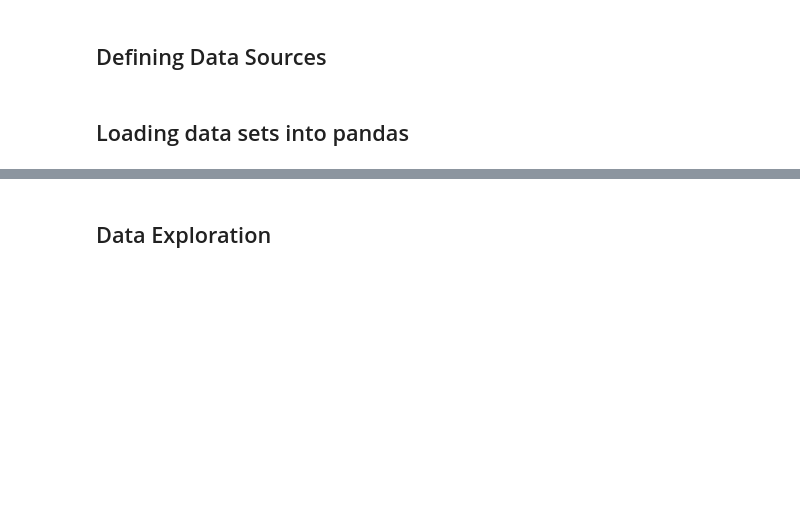
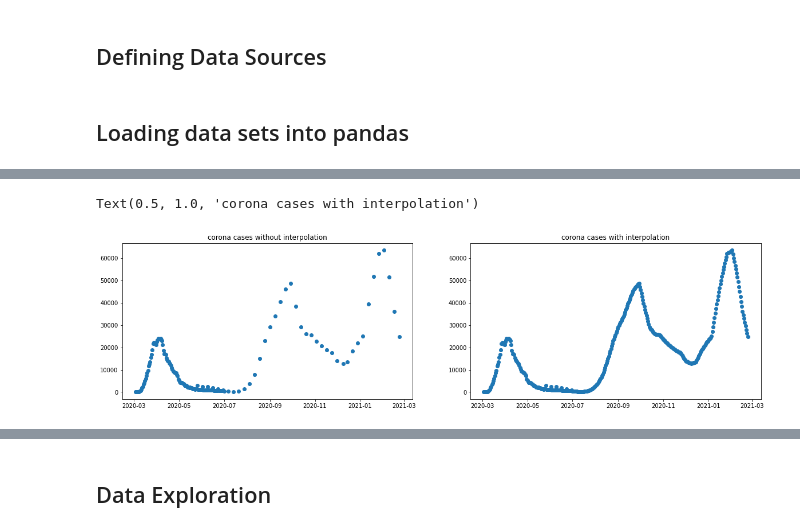
Before and after one commit to Paul-Busch/GAGR-FINAL-PROJECT, a Jupyter notebook: Final_Project_Data_Analysis.ipynb, the cells around one changed output, grey strips where cells are left out. Drawn from its saved outputs; the diff is of its cells as text; code cells hidden in the pictures; blank space fills up the shorter version.

Commit message:
addition of the corona dataset

```diff
--- a/Final_Project_Data_Analysis.ipynb
+++ b/Final_Project_Data_Analysis.ipynb
@@ -41,0 +86,23 @@ dfc_neighbourhoods = df_neighbourhoods.copy()
+# %%
+fig0 = plt.figure(figsize=(20,5))
+ax1 = fig0.add_subplot(1,2,1)
+ax2 = fig0.add_subplot(1,2,2)
+
+
+#fill the empty dates with a linear function between known values:
+df_corona_sum_full = pd.DataFrame({ 'date': pd.date_range('2020-02-26', periods=364, freq='D'), 'infections' : np.nan})
+
+for i in df_corona_sum_full.index:
+    if df_corona_sum_full.loc[i,'date'] in df_corona_sum['date'].values:
+        df_corona_sum_full.iloc[i, 1] = df_corona_sum.loc[df_corona_sum['date']==df_corona_sum_full.loc[i,'date'], 'infections']
+
+ax1.scatter(df_corona_sum_full['date'], df_corona_sum_full['infections'])
+ax1.set_title('corona cases without interpolation')
+
+df_corona_sum_full = df_corona_sum_full.interpolate()
+
+ax2.scatter(df_corona_sum_full['date'], df_corona_sum_full['infections'])
+ax2.set_title('corona cases with interpolation')
+# %% [output]
+Text(0.5, 1.0, 'corona cases with interpolation')
+[figure, added]
```
Also changed, not shown: parts of 6 cells of this notebook.
